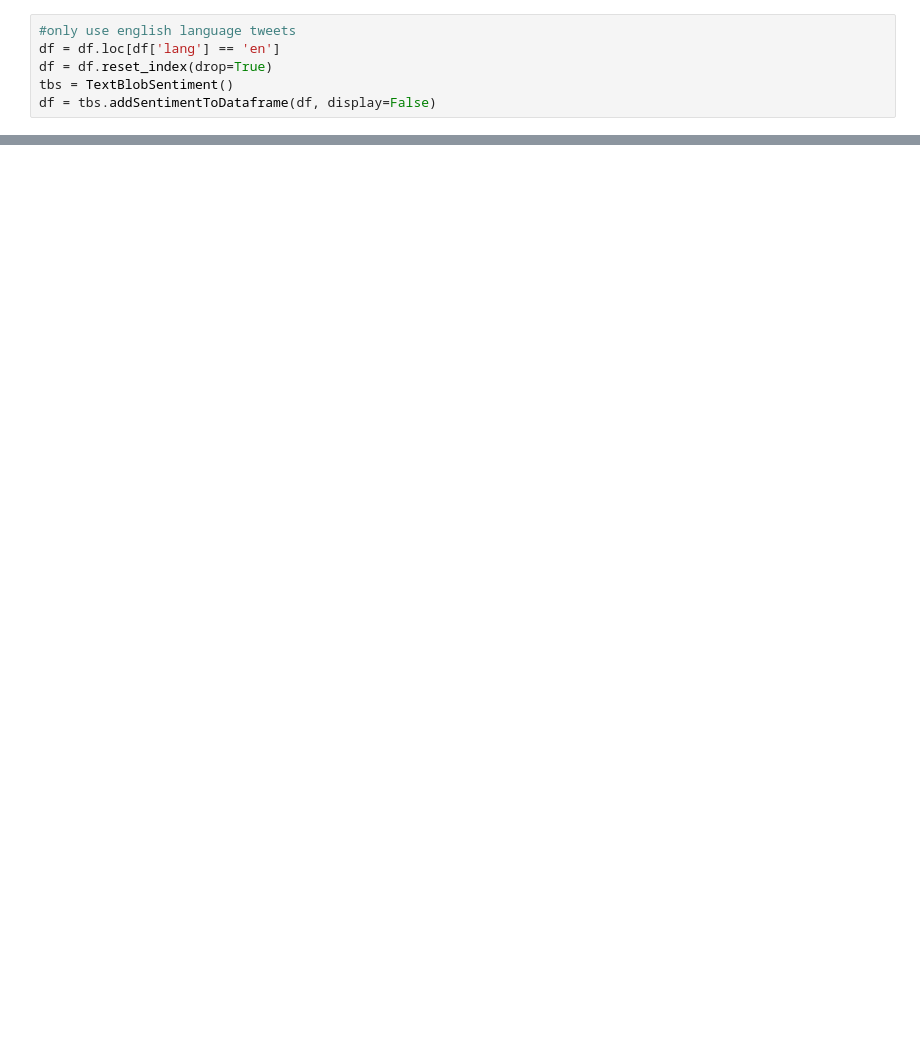
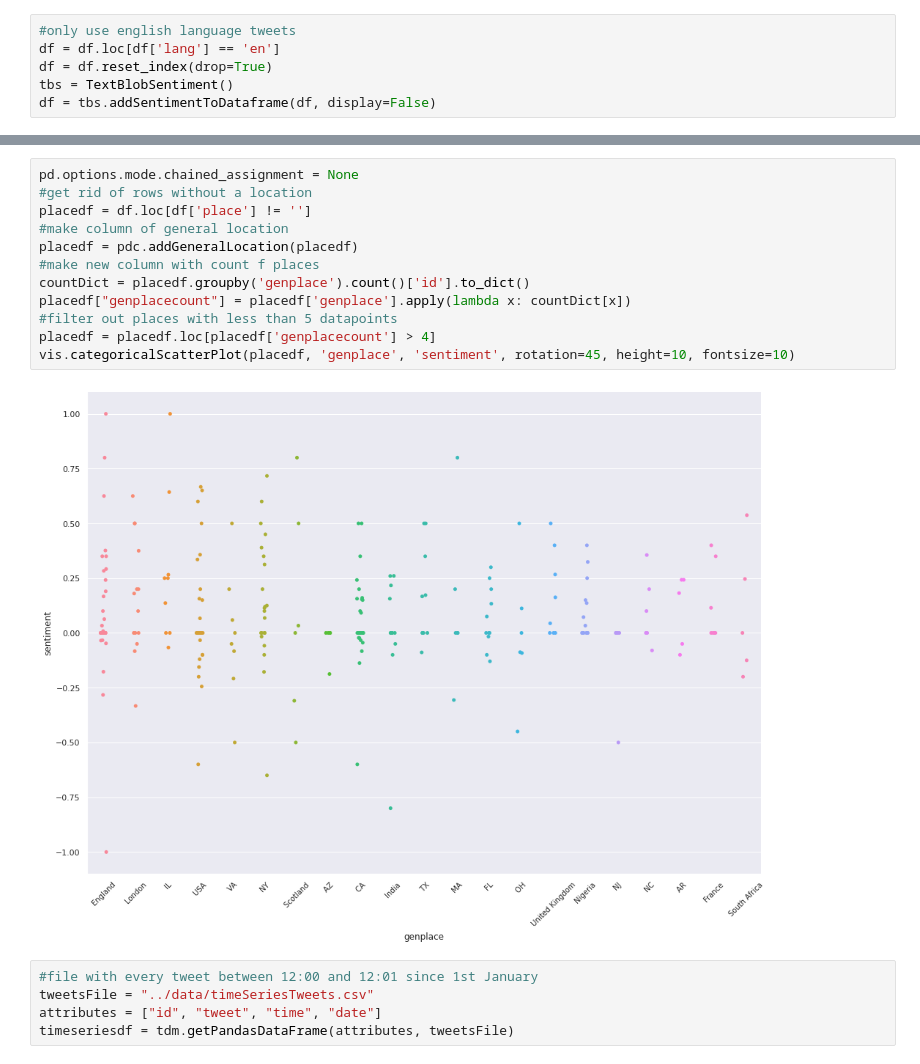
Before and after one commit to wray27/Coronavirus-Sentiment, a Jupyter notebook: notebooks/twintDataPipeline.ipynb, the cells around one changed output, grey strips where cells are left out. Drawn from its saved outputs; the diff is of its cells as text; blank space fills up the shorter version.

```diff
--- a/notebooks/twintDataPipeline.ipynb
+++ b/notebooks/twintDataPipeline.ipynb
@@ -45,0 +47,19 @@ vis.showWordCloud(df, 'tweet')
+# %%
+pd.options.mode.chained_assignment = None
+#get rid of rows without a location
+placedf = df.loc[df['place'] != '']
+#make column of general location
+placedf = pdc.addGeneralLocation(placedf)
+#make new column with count f places
+countDict = placedf.groupby('genplace').count()['id'].to_dict()
+placedf["genplacecount"] = placedf['genplace'].apply(lambda x: countDict[x])
+#filter out places with less than 5 datapoints
+placedf = placedf.loc[placedf['genplacecount'] > 4]
+vis.categoricalScatterPlot(placedf, 'genplace', 'sentiment', rotation=45, height=10, fontsize=10)
+# %% [output]
+[figure, added]
+# %%
+#file with every tweet between 12:00 and 12:01 since 1st January
+tweetsFile = "../data/timeSeriesTweets.csv"
+attributes = ["id", "tweet", "time", "date"]
+timeseriesdf = tdm.getPandasDataFrame(attributes, tweetsFile)
```
Also changed, not shown: parts of 6 cells of this notebook, 11 other files.
